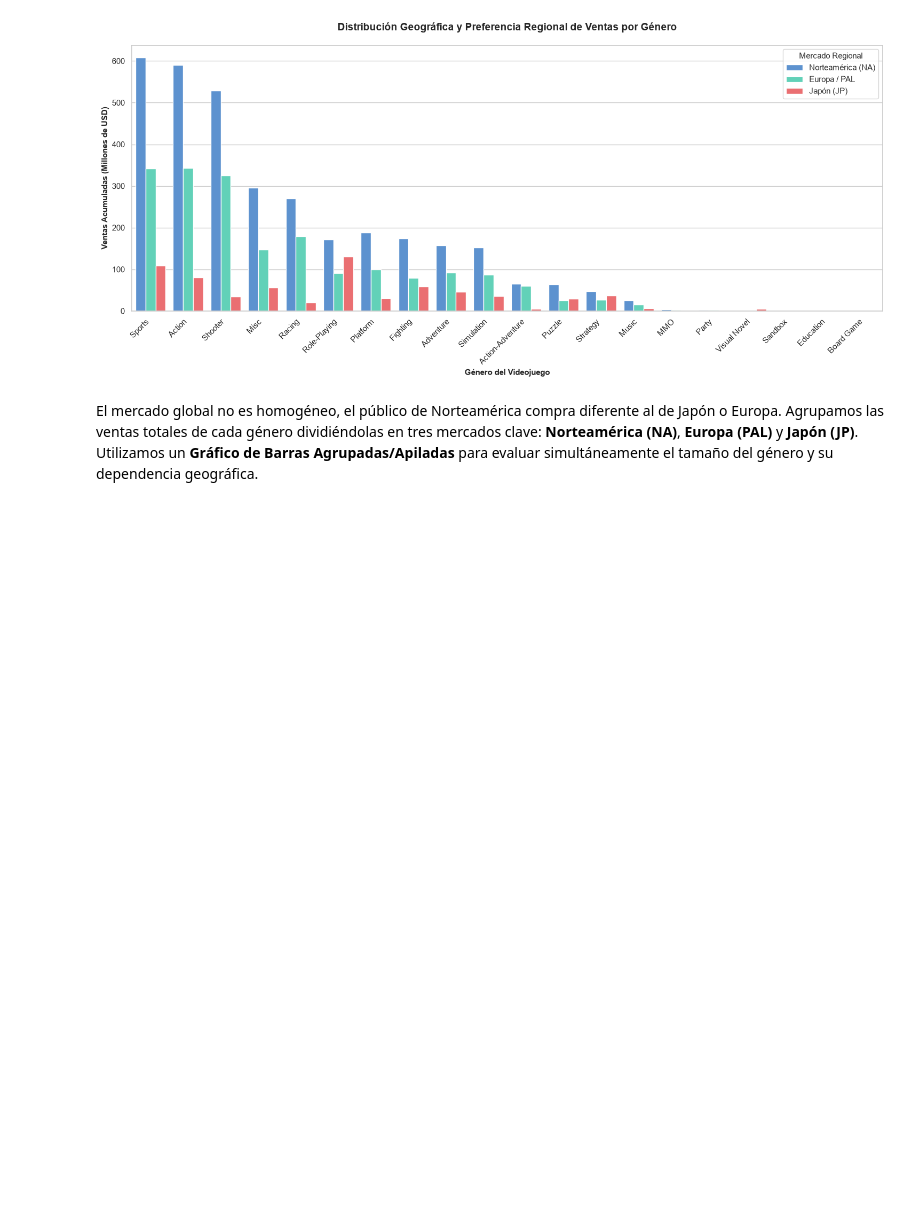
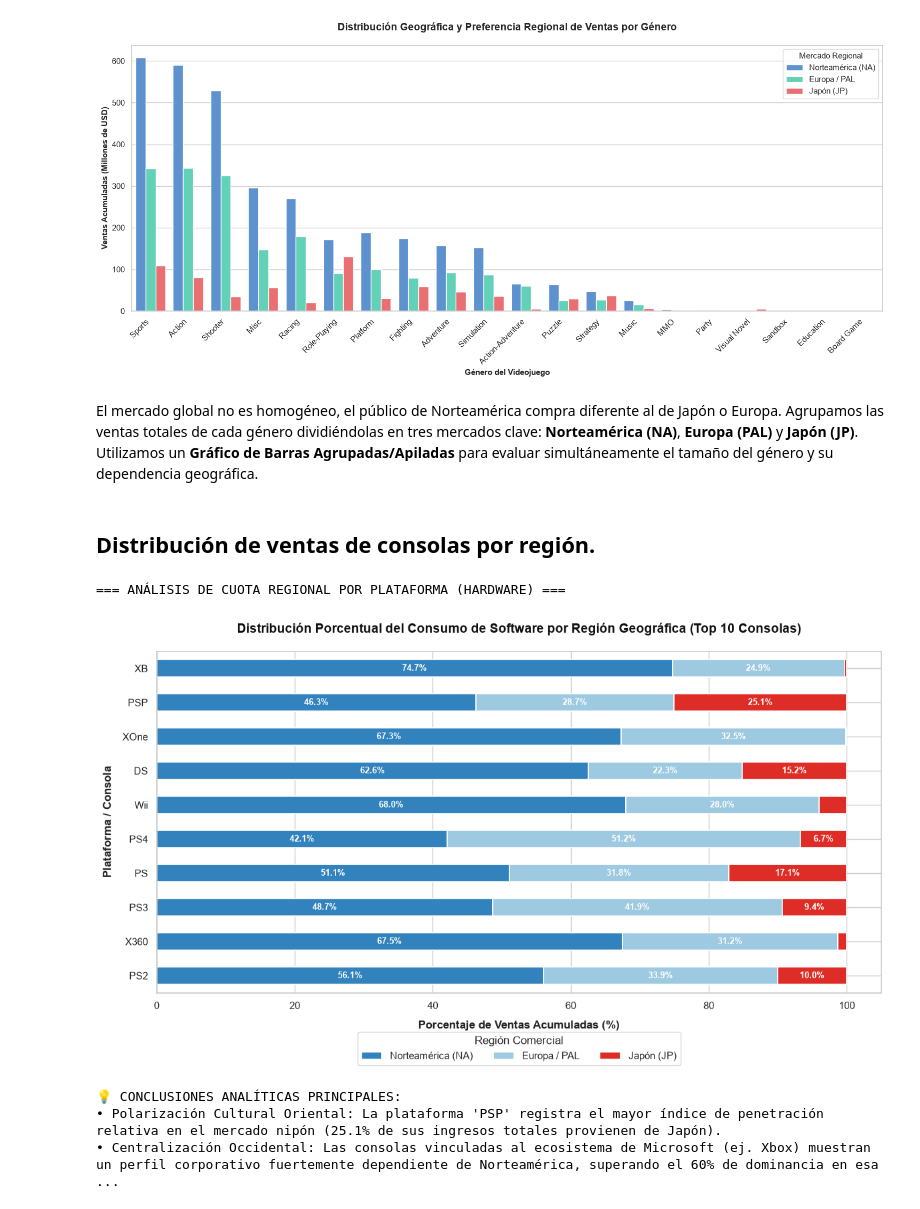
Before and after one commit to alvarodc093-pixel/Eda-Games, a Jupyter notebook: Notebook/Preprocesamiento.ipynb, the cells around one changed output. Saved outputs shown, nothing was run; the diff lists cells and outputs as text; code cells hidden in the pictures; blank space fills up the shorter version.

Commit message:
Análisis
Hacemos un análisis de las ventas de consolas por región.

```diff
--- a/Notebook/Preprocesamiento.ipynb
+++ b/Notebook/Preprocesamiento.ipynb
@@ -814,3 +814,67 @@ plt.show()
 [figure]
 # %% [markdown]
 El mercado global no es homogéneo, el público de Norteamérica compra diferente al de Japón o Europa. Agrupamos las ventas totales de cada género dividiéndolas en tres mercados clave: **Norteamérica (NA)**, **Europa (PAL)** y **Japón (JP)**. Utilizamos un **Gráfico de Barras Agrupadas/Apiladas** para evaluar simultáneamente el tamaño del género y su dependencia geográfica.
+# %% [markdown]
+## Distribución de ventas de consolas por región.
+# %%
+columnas_regiones = ['na_sales', 'pal_sales', 'jp_sales', 'total_sales']
+
+if all(c in df.columns for c in columnas_regiones) and 'console' in df.columns:
+    print("=== ANÁLISIS DE CUOTA REGIONAL POR PLATAFORMA (HARDWARE) ===")
+
+    # 1. Agrupar facturación por consola y extraer el Top 10 global
+    df_platforms = df.groupby('console')[columnas_regiones].sum()
+    top_10_platforms = df_platforms.sort_values(by='total_sales', ascending=False).head(10)
+
+    # 2. Calcular la distribución porcentual interna (Cuota Relativa Regional)
+    top_10_porcentual = top_10_platforms[['na_sales', 'pal_sales', 'jp_sales']].copy()
+    suma_regiones = top_10_porcentual.sum(axis=1)
+    top_10_porcentual = top_10_porcentual.div(suma_regiones, axis=0) * 100
+
+    # Renombrar columnas para una leyenda corporativa pulida
+    top_10_porcentual.columns = ['Norteamérica (NA)', 'Europa / PAL', 'Japón (JP)']
+
+    # 3. Diseño de Visualización Ejecutiva (Gráfico Único de Barras Apiladas)
+    fig, ax = plt.subplots(figsize=(12, 7))
+
+    top_10_porcentual.plot(
+        kind='barh',
+        stacked=True,
+        color=['#3182bd', '#9ecae1', '#de2d26'], # Paleta limpia e institucional
+        ax=ax,
+        edgecolor='white',
+        linewidth=1.2
+    )
+
+    # Estilización del gráfico
+    ax.set_title("Distribución Porcentual del Consumo de Software por Región Geográfica (Top 10 Consolas)",
+                 fontweight="bold", pad=20, fontsize=14, color='#111111')
+    ax.set_xlabel("Porcentaje de Ventas Acumuladas (%)", fontweight="semibold", labelpad=10)
+    ax.set_ylabel("Plataforma / Consola", fontweight="semibold", labelpad=10)
+    ax.legend(title="Región Comercial", loc='upper center', bbox_to_anchor=(0.5, -0.1), ncol=3, frameon=True)
+
+    # 4. Inserción automatizada de etiquetas de porcentaje dentro de las barras apiladas
+    for patch_col in ax.containers:
+        # Solo muestra el texto si el segmento de la barra es lo suficientemente grande (> 5%) para evitar solapamientos
+        labels = [f'{val:.1f}%' if val > 5 else '' for val in patch_col.datavalues]
+        ax.bar_label(patch_col, labels=labels, label_type='center', fontsize=9, fontweight='bold', color='white')
+
+    plt.tight_layout()
+    plt.show()
+
+    # 5. Diagnóstico Estratégico Textual
+    print("\n💡 CONCLUSIONES ANALÍTICAS PRINCIPALES:")
+    consola_mas_jp = top_10_porcentual['Japón (JP)'].idxmax()
+    porcentaje_jp = top_10_porcentual.loc[consola_mas_jp, 'Japón (JP)']
+
+    print(f"• Polarización Cultural Oriental: La plataforma '{consola_mas_jp}' registra el mayor índice de penetración relativa en el mercado nipón ({porcentaje_jp:.1f}% de sus ingresos totales provienen de Japón).")
+    print("• Centralización Occidental: Las consolas vinculadas al ecosistema de Microsoft (ej. Xbox) muestran un perfil corporativo fuertemente dependiente de Norteamérica, superando el 60% de dominancia en esa región y reduciendo casi a cero su presencia en Asia.")
+
+else:
+    print("[INFO] No se disponen de las variables 'console' o de los desgloses regionales de ventas para este bloque.")
+# %% [output]
+=== ANÁLISIS DE CUOTA REGIONAL POR PLATAFORMA (HARDWARE) ===
+[figure, added]
+💡 CONCLUSIONES ANALÍTICAS PRINCIPALES:
+• Polarización Cultural Oriental: La plataforma 'PSP' registra el mayor índice de penetración relativa en el mercado nipón (25.1% de sus ingresos totales provienen de Japón).
+• Centralización Occidental: Las consolas vinculadas al ecosistema de Microsoft (ej. Xbox) muestran un perfil corporativo fuertemente dependiente de Norteamérica, superando el 60% de dominancia en esa ...
```
Also changed, not shown: 1 other file.
